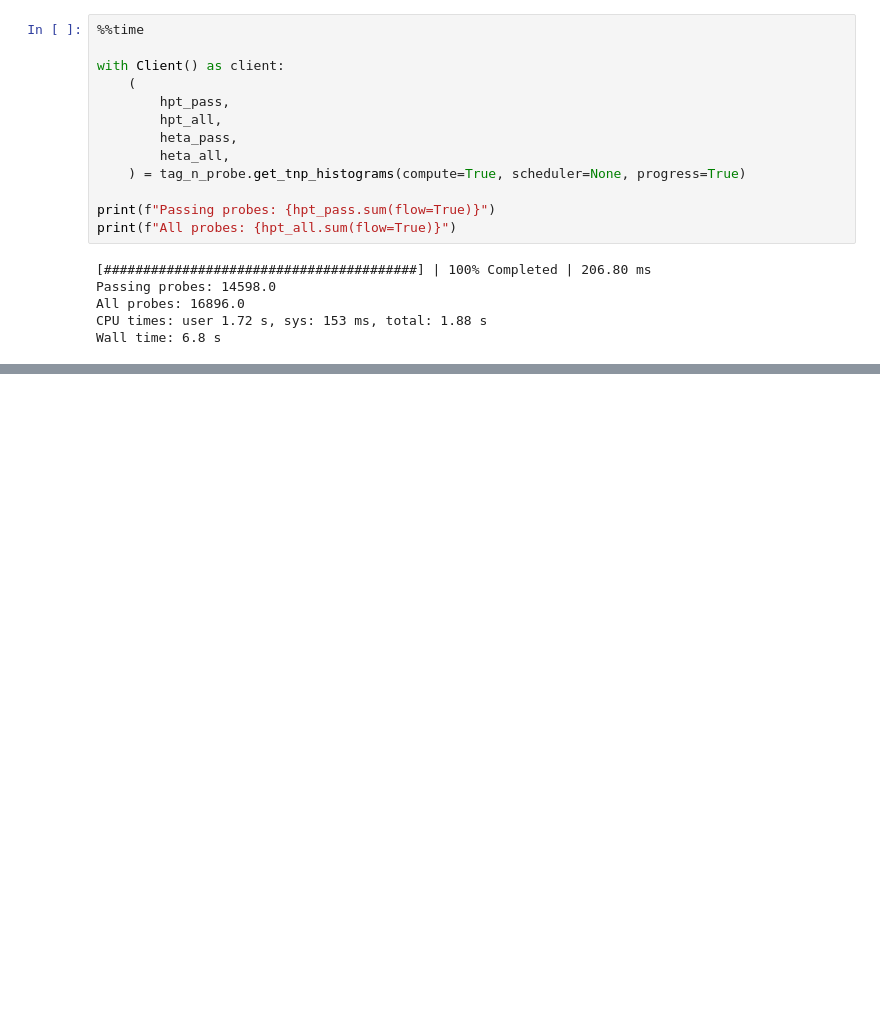
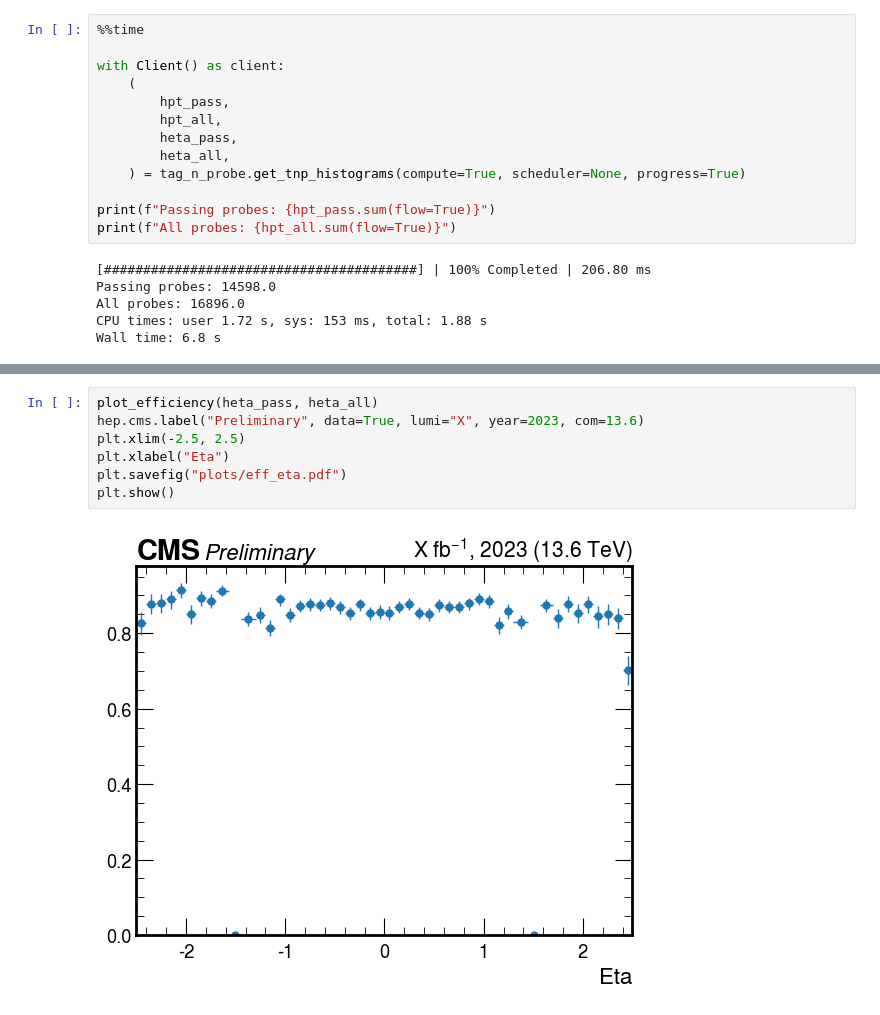
Before and after one commit to ikrommyd/egamma-tnp, a Jupyter notebook: EgammaTnP.ipynb, the cells around one changed output, grey strips where cells are left out. Drawn from its saved outputs; the diff is of its cells as text; blank space fills up the shorter version.

```diff
--- a/EgammaTnP.ipynb
+++ b/EgammaTnP.ipynb
@@ -82,0 +83,9 @@ plt.show()
+# %%
+plot_efficiency(heta_pass, heta_all)
+hep.cms.label("Preliminary", data=True, lumi="X", year=2023, com=13.6)
+plt.xlim(-2.5, 2.5)
+plt.xlabel("Eta")
+plt.savefig("plots/eff_eta.pdf")
+plt.show()
+# %% [output]
+[figure, added]
```
Also changed, not shown: parts of 5 cells of this notebook, 5 other files.
